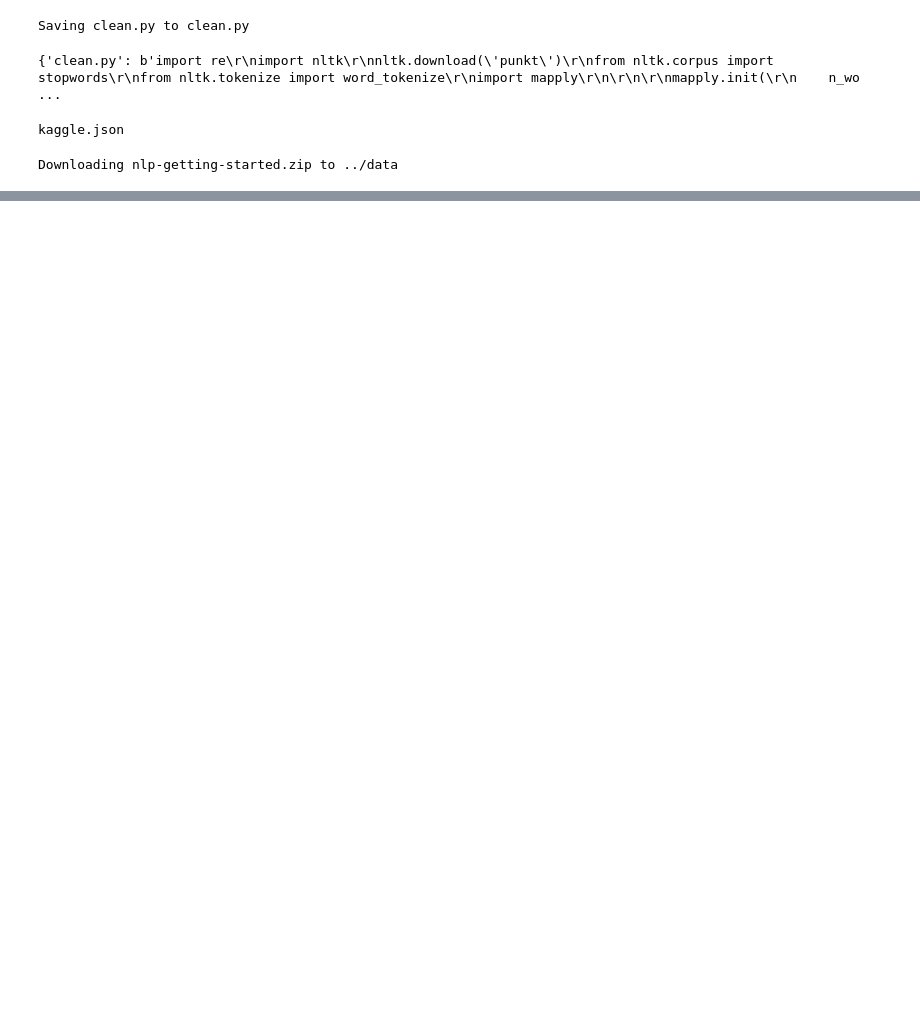
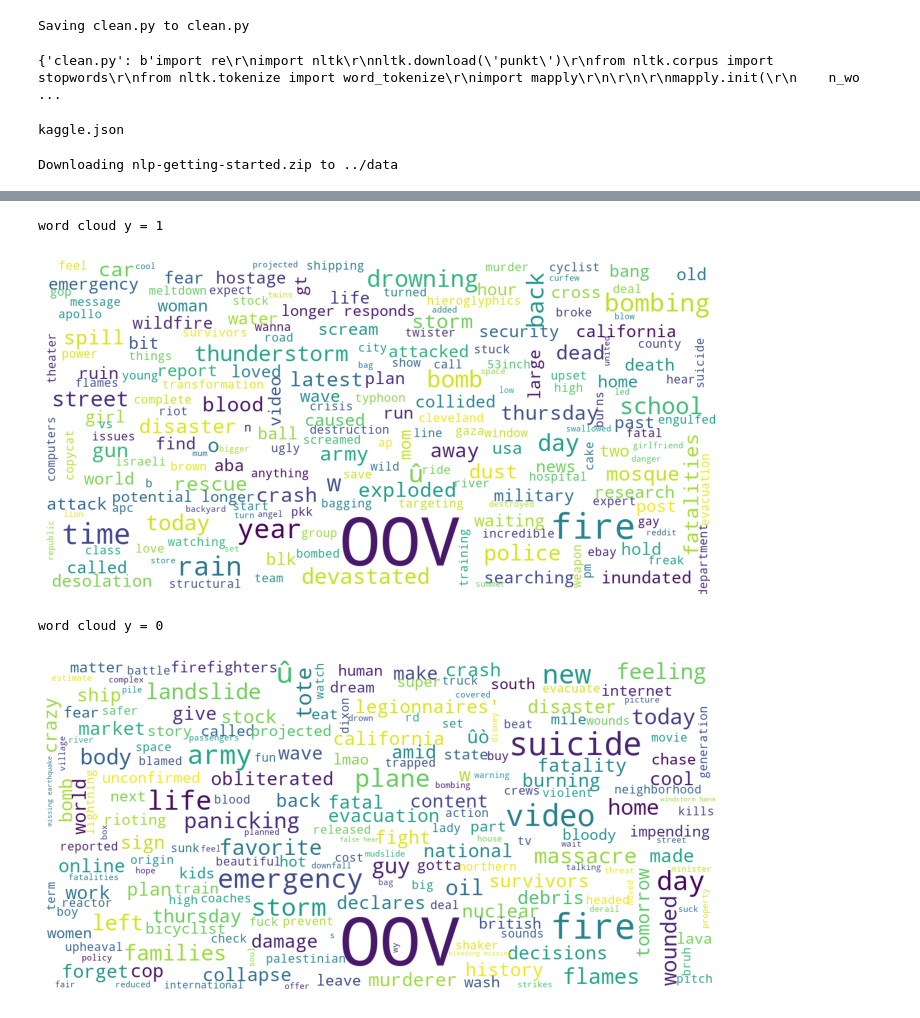
Before and after one commit to bamirandab/nlp-disaster-tweets, a Jupyter notebook: notebooks/model.ipynb, the cells around one changed output, grey strips where cells are left out. Cells and saved outputs as stored; diff of their text form; code cells hidden in the pictures; blank space fills up the shorter version.

```diff
--- a/notebooks/model.ipynb
+++ b/notebooks/model.ipynb
@@ -181,0 +195,13 @@ test_labels = [1 if label > 0.40 else 0 for label in testing_labels ]
+# %%
+test_data_evaluate = pd.DataFrame()
+deafult_words = ["hashtag", "amp","mention","url"]
+words_index = {y: x for x, y in tokenizer.word_index.items()}
+
+test_data_evaluate["tokens_text"] = [[words_index[word + 1] for word in row] for row in X_test.tolist()]
+test_data_evaluate["tokens_text_clean"] = test_data_evaluate["tokens_text"].apply(lambda x: [word for word in x if word not in deafult_words])
+test_data_evaluate["Y"] = y_test
+test_data_evaluate["Yhat"] = y_test_predict
+test_data_evaluate_diff = test_data_evaluate.query('Y != Yhat').copy()
+
+test_data_evaluate_diff["text"] = test_data_evaluate_diff["tokens_text_clean"].apply(lambda x: list(set(x)))
+test_data_evaluate_diff
@@ -181,0 +222,35 @@ test_labels = [1 if label > 0.40 else 0 for label in testing_labels ]
+# %%
+from wordcloud import WordCloud, STOPWORDS
+import matplotlib.pyplot as plt
+stopwords = set(STOPWORDS)
+
+def show_wordcloud(data, title = None):
+    wordcloud = WordCloud(
+        background_color='white',
+        stopwords=stopwords,
+        max_words=200,
+        max_font_size=40,
+        scale=3,
+        random_state=1 # chosen at random by flipping a coin; it was heads
+    ).generate(str(data))
+
+    fig = plt.figure(1, figsize=(12, 12))
+    plt.axis('off')
+    if title:
+        fig.suptitle(title, fontsize=20)
+        fig.subplots_adjust(top=2.3)
+
+    plt.imshow(wordcloud)
+    plt.show()
+# %%
+print('word cloud y = 1')
+show_wordcloud(' '.join([' '.join(row) for row in test_data_evaluate_diff.query('Y == 1')['text'].to_list()]))
+
+
+print('word cloud y = 0')
+show_wordcloud(' '.join([' '.join(row) for row in test_data_evaluate_diff.query('Y == 0')['text'].to_list()]))
+# %% [output]
+word cloud y = 1
+[figure, added]
+word cloud y = 0
+[figure, added]
```
Also changed, not shown: parts of 11 cells of this notebook.
